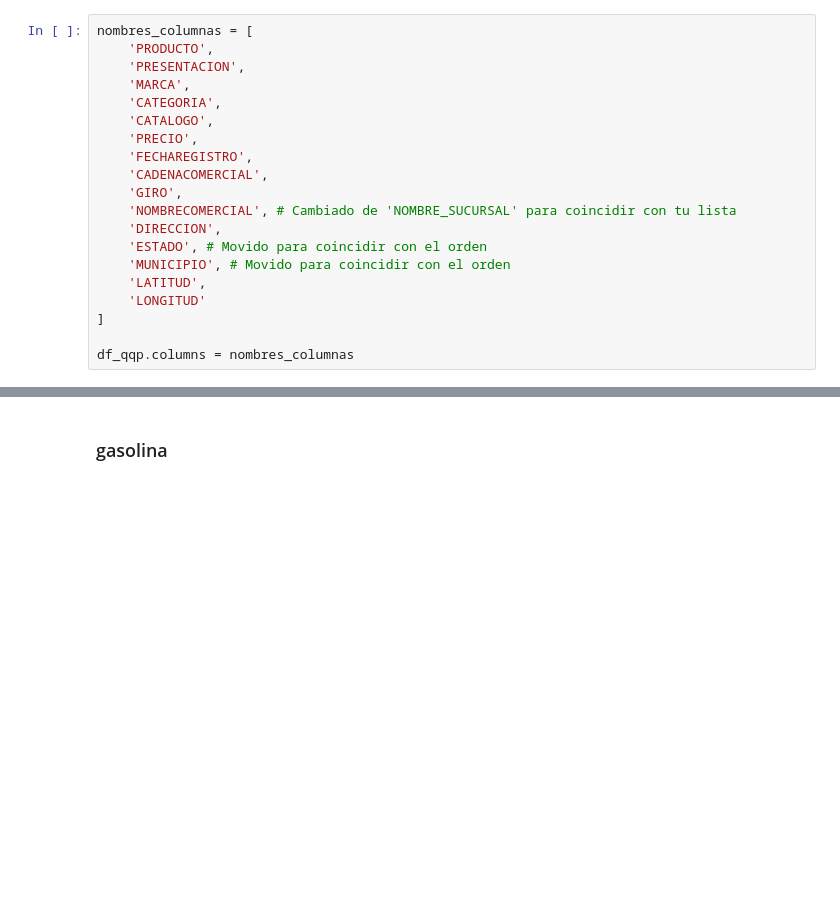
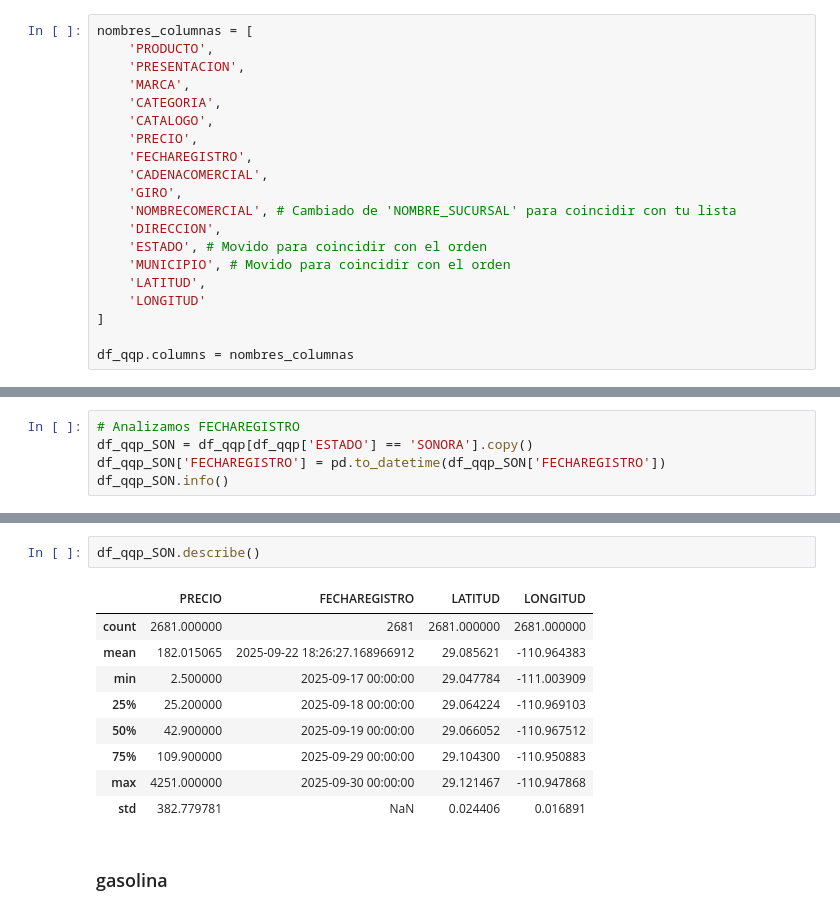
Before and after one commit to anmerino-pnd/jita, a Jupyter notebook: notebooks/first_attempt.ipynb, the cells around one changed output, grey strips where cells are left out. Cells and saved outputs as stored; diff of their text form; blank space fills up the shorter version.

```diff
--- a/notebooks/first_attempt.ipynb
+++ b/notebooks/first_attempt.ipynb
@@ -76,0 +87,5 @@ df_qqp[df_qqp['ESTADO'] == 'SONORA'].tail()
+# %%
+# Analizamos FECHAREGISTRO
+df_qqp_SON = df_qqp[df_qqp['ESTADO'] == 'SONORA'].copy()
+df_qqp_SON['FECHAREGISTRO'] = pd.to_datetime(df_qqp_SON['FECHAREGISTRO'])
+df_qqp_SON.info()
@@ -77,3 +110,15 @@ df_qqp[df_qqp['ESTADO'] == 'SONORA'].tail()
+# %%
+df_qqp_SON.describe()
+# %% [output]
+|  | PRECIO | FECHAREGISTRO | LATITUD | LONGITUD |
+| count | 2681.000000 | 2681 | 2681.000000 | 2681.000000 |
+| mean | 182.015065 | 2025-09-22 18:26:27.168966912 | 29.085621 | -110.964383 |
+| min | 2.500000 | 2025-09-17 00:00:00 | 29.047784 | -111.003909 |
+| 25% | 25.200000 | 2025-09-18 00:00:00 | 29.064224 | -110.969103 |
+| 50% | 42.900000 | 2025-09-19 00:00:00 | 29.066052 | -110.967512 |
+| 75% | 109.900000 | 2025-09-29 00:00:00 | 29.104300 | -110.950883 |
+| max | 4251.000000 | 2025-09-30 00:00:00 | 29.121467 | -110.947868 |
+| std | 382.779781 | NaN | 0.024406 | 0.016891 |
 # %% [markdown]
 ### gasolina
 # %%
```
Also changed, not shown: parts of 4 cells of this notebook.
